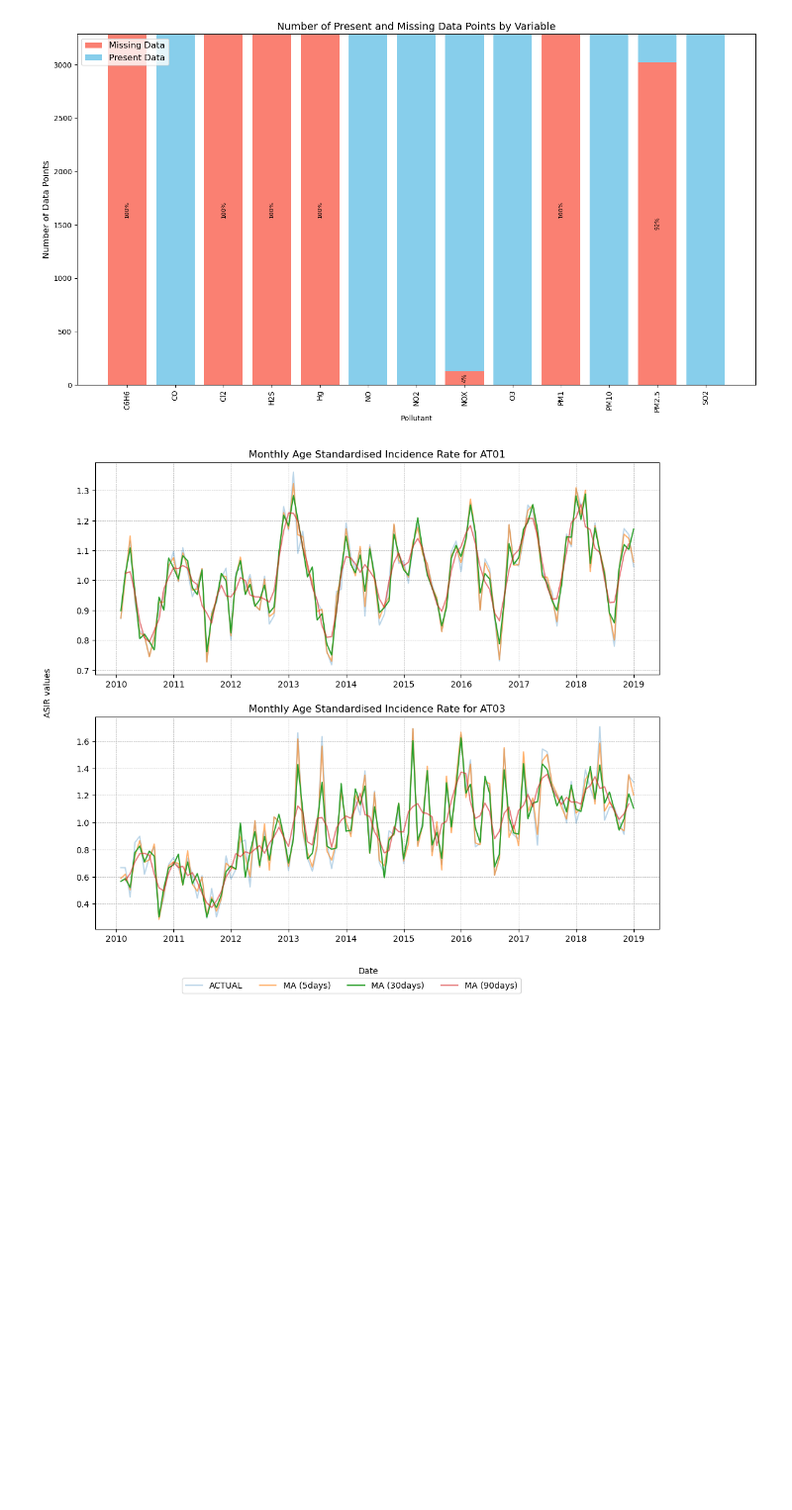
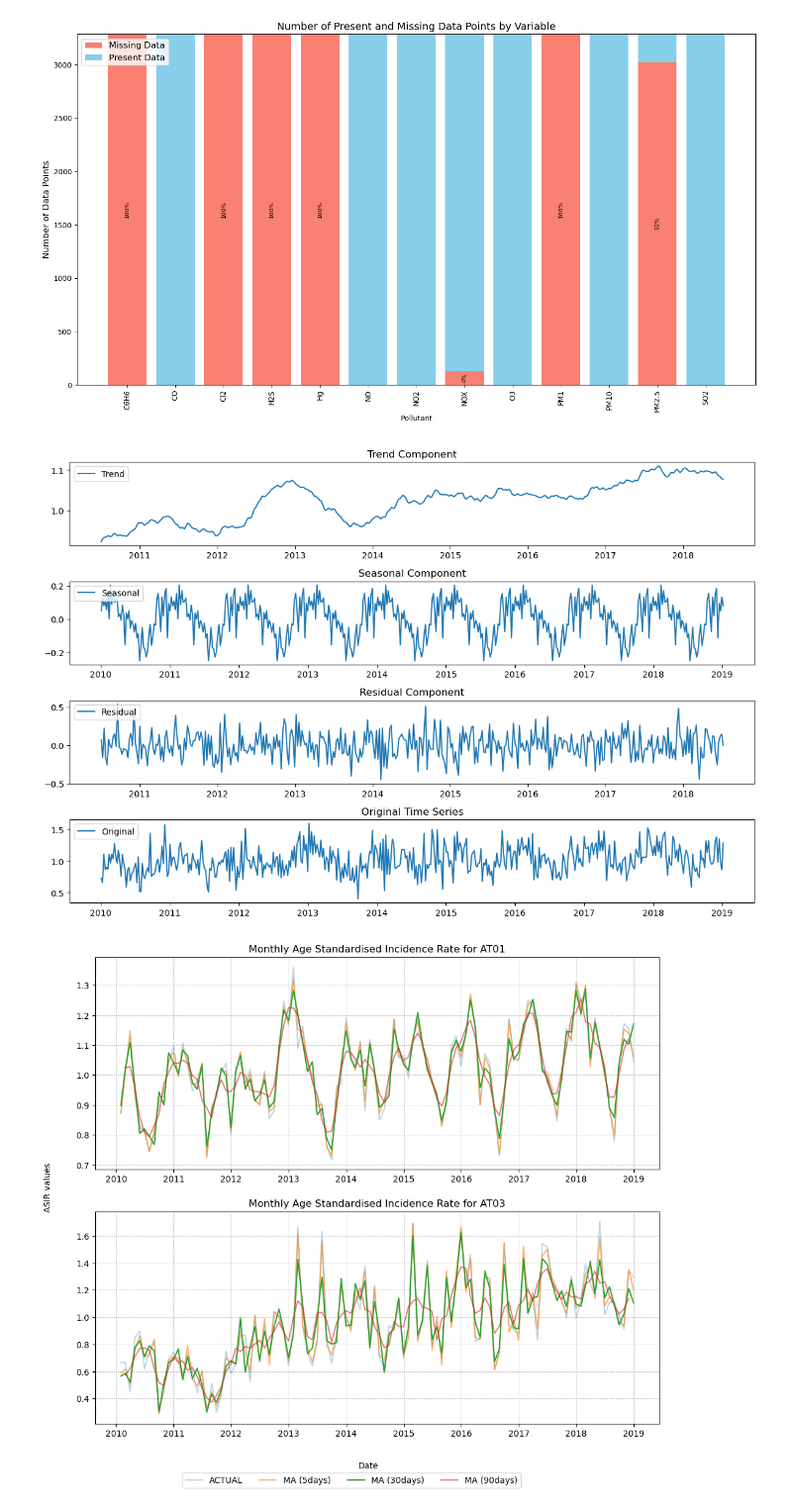
Before and after one commit to zemgabriela/Master_thesis, a Jupyter notebook: ARIMA,SARIMAX,RSS(Python)_2.ipynb, the cells around one changed output. Shown at 99% size. Drawn from its saved outputs; the diff is of its cells as text; code cells hidden in the pictures; blank space fills up the shorter version.

Commit message:
decomposition

```diff
--- a/ARIMA,SARIMAX,RSS(Python)_2.ipynb
+++ b/ARIMA,SARIMAX,RSS(Python)_2.ipynb
@@ -188,6 +188,39 @@ plt.savefig('../plots/missing_contaminents.pdf', format='pdf', bbox_inches='tigh
 plt.show()
 # %% [output]
 [figure]
+# %%
+# =========== DECOMPOSE ============
+# Decompose the time series
+decomposition = seasonal_decompose(data_at01_weekly['asir'], model='additive', period=52)
+
+# Plot the decomposition
+plt.figure(figsize=(12, 8))
+
+plt.subplot(4, 1, 1)
+plt.plot(decomposition.trend, label='Trend')
+plt.title('Trend Component')
+plt.legend(loc='upper left')
+
+plt.subplot(4, 1, 2)
+plt.plot(decomposition.seasonal, label='Seasonal')
+plt.title('Seasonal Component')
+plt.legend(loc='upper left')
+
+plt.subplot(4, 1, 3)
+plt.plot(decomposition.resid, label='Residual')
+plt.title('Residual Component')
+plt.legend(loc='upper left')
+
+plt.subplot(4, 1, 4)
+plt.plot(data_at01_weekly['asir'], label='Original')
+plt.title('Original Time Series')
+plt.legend(loc='upper left')
+
+plt.tight_layout()
+plt.savefig('plots/asir_decomposition.pdf', format='pdf', bbox_inches='tight')
+plt.show()
+# %% [output]
+[figure, added]
 # %%
 # Aggregate data to monthly values
 data_at01_monthly = data_at01.resample('M', on='date').agg(custom_agg_functions)
```
Also changed, not shown: parts of 1 cell of this notebook.
